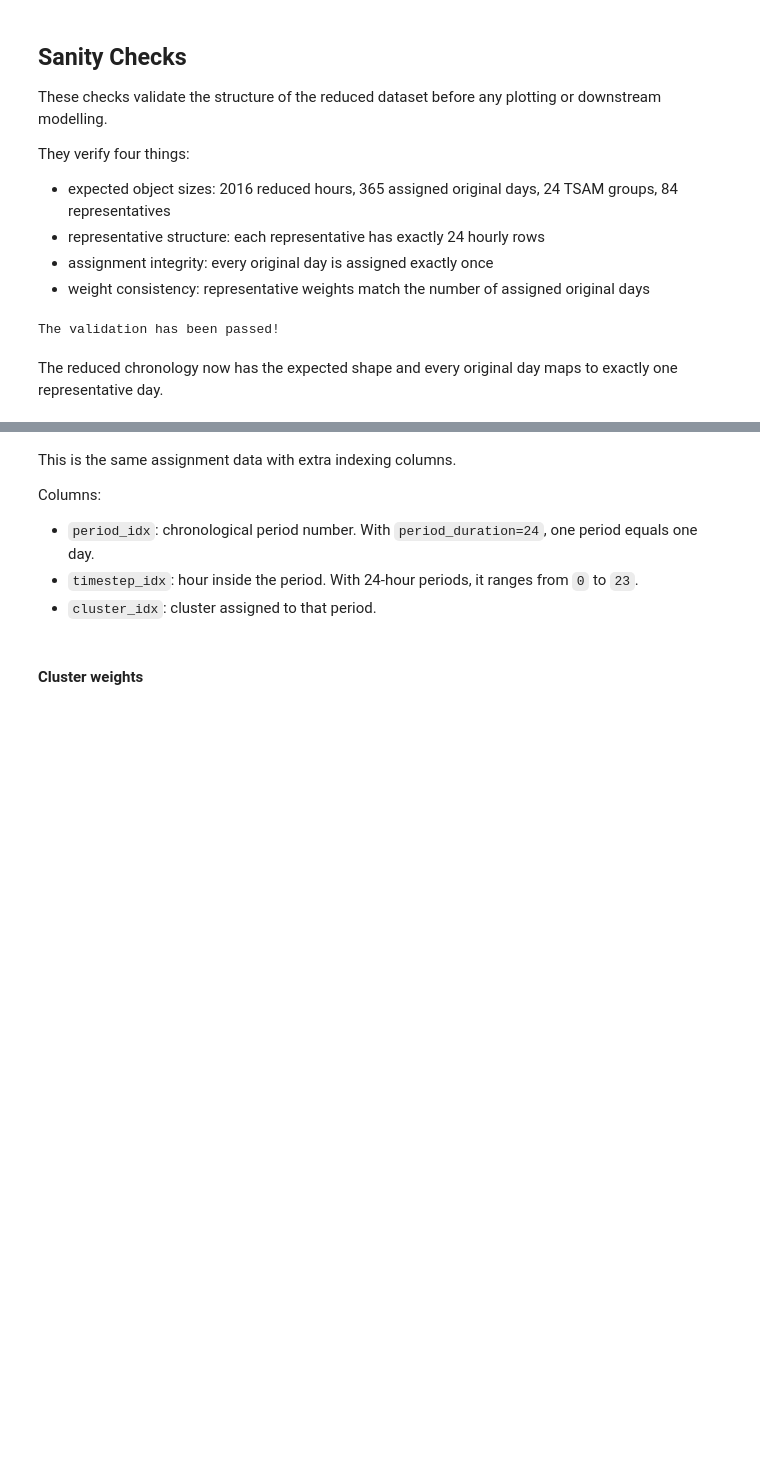
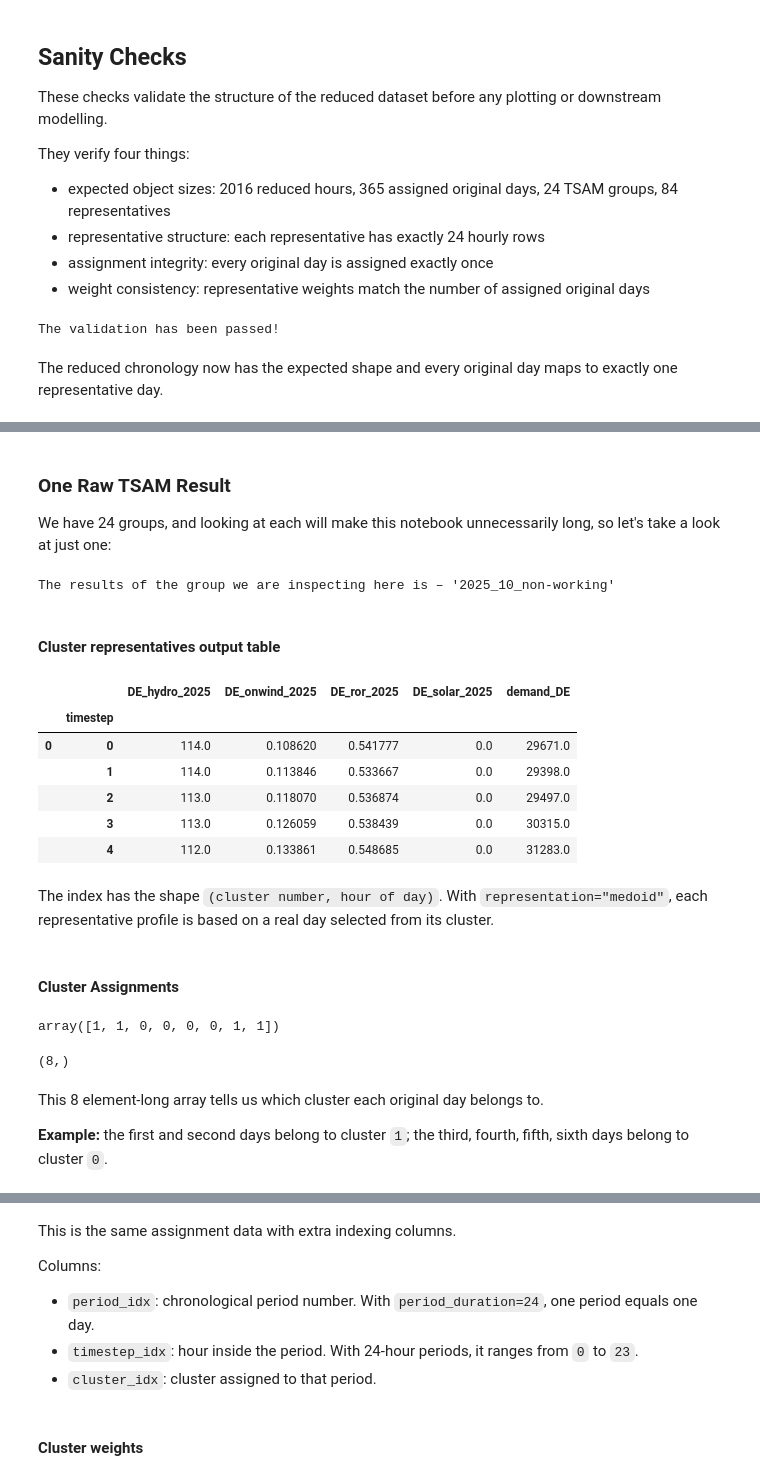
Before and after one commit to komaksym/tsam-notebook-workflows, a Jupyter notebook: src/approach_1.ipynb, the cells around one changed output, grey strips where cells are left out. Drawn from its saved outputs; the diff is of its cells as text; code cells hidden in the pictures; blank space fills up the shorter version.

```diff
--- a/src/approach_1.ipynb
+++ b/src/approach_1.ipynb
@@ -912,2 +838,37 @@ This 365-element array tells us which cluster each original day belongs to.
+# %% [markdown]
+### One Raw TSAM Result
+We have 24 groups, and looking at each will make this notebook unnecessarily long, so let's take a look at just one:
 # %%
-result.assignments
+example_group_id = group_ids[0]
+example_result = tsam_results_by_group[example_group_id]
+print(f"The results of the group we are inspecting here is – '{example_group_id}'")
+# %% [output]
+The results of the group we are inspecting here is – '2025_10_non-working'
+# %% [markdown]
+#### Cluster representatives output table
+# %%
+example_result.cluster_representatives.head()
+# %% [output]
+|  |  | DE_hydro_2025 | DE_onwind_2025 | DE_ror_2025 | DE_solar_2025 | demand_DE |
+|  | timestep |  |  |  |  |  |
+| 0 | 0 | 114.0 | 0.108620 | 0.541777 | 0.0 | 29671.0 |
+|  | 1 | 114.0 | 0.113846 | 0.533667 | 0.0 | 29398.0 |
+|  | 2 | 113.0 | 0.118070 | 0.536874 | 0.0 | 29497.0 |
+|  | 3 | 113.0 | 0.126059 | 0.538439 | 0.0 | 30315.0 |
+|  | 4 | 112.0 | 0.133861 | 0.548685 | 0.0 | 31283.0 |
+# %% [markdown]
+The index has the shape `(cluster number, hour of day)`. With `representation="medoid"`, each representative profile is based on a real day selected from its cluster.
+# %% [markdown]
+#### Cluster Assignments
+# %%
+example_result.cluster_assignments
+# %% [output]
+array([1, 1, 0, 0, 0, 0, 1, 1])
+# %%
+example_result.cluster_assignments.shape
+# %% [output]
+(8,)
+# %% [markdown]
+This 8 element-long array tells us which cluster each original day belongs to.
+
+**Example:** the first and second days belong to cluster `1`; the third, fourth, fifth, sixth days belong to cluster `0`.
```
Also changed, not shown: parts of 44 cells of this notebook.
